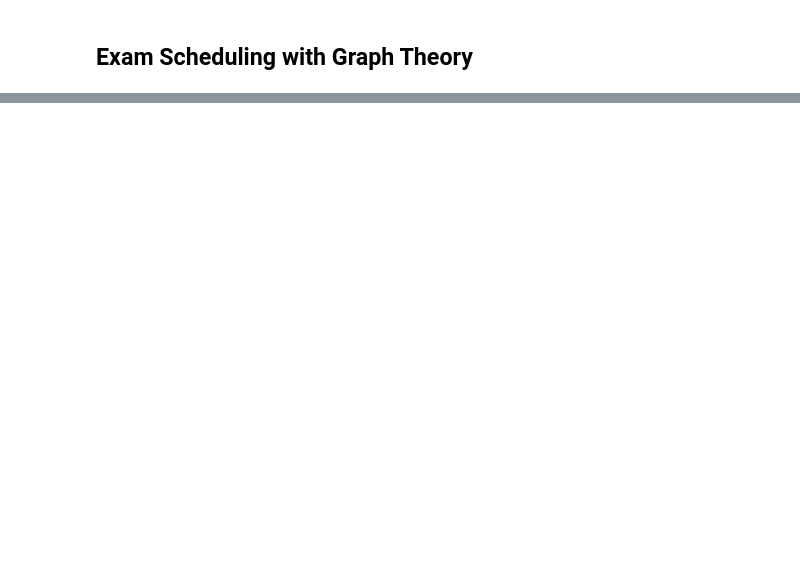
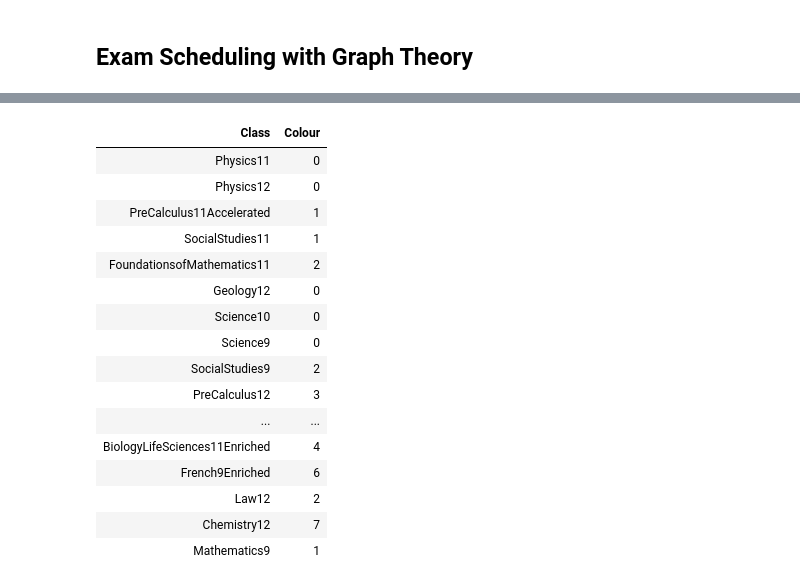
Before and after one commit to Ariel-VB/Scheduling-with-Graph-Theory, a Jupyter notebook: Scheduling with Graph Theory.ipynb, the cells around one changed output, grey strips where cells are left out. Drawn from its saved outputs; the diff is of its cells as text; code cells hidden in the pictures; blank space fills up the shorter version.

```diff
--- a/Scheduling with Graph Theory.ipynb
+++ b/Scheduling with Graph Theory.ipynb
@@ -285,0 +232,31 @@ df1
+# %%
+'''
+Finds a possible graph colouring (not final). Colors are named 0, 1, 2, etc.
+'''
+
+sample_color = nx.greedy_color(G, strategy = 'random_sequential')
+
+#Converting the colouring to a pandas dataframe:
+color_data = pd.DataFrame([(k, v) for k, v in sample_color.items()])
+color_data.columns =['Class','Colour']
+
+#Displaying the dataframe:
+display(HTML(color_data.to_html(index=False)))
+# %% [output]
+| Class | Colour |
+| Physics11 | 0 |
+| Physics12 | 0 |
+| PreCalculus11Accelerated | 1 |
+| SocialStudies11 | 1 |
+| FoundationsofMathematics11 | 2 |
+| Geology12 | 0 |
+| Science10 | 0 |
+| Science9 | 0 |
+| SocialStudies9 | 2 |
+| PreCalculus12 | 3 |
+| ... | ... |
+| BiologyLifeSciences11Enriched | 4 |
+| French9Enriched | 6 |
+| Law12 | 2 |
+| Chemistry12 | 7 |
+| Mathematics9 | 1 |
```
Also changed, not shown: parts of 10 cells of this notebook.
